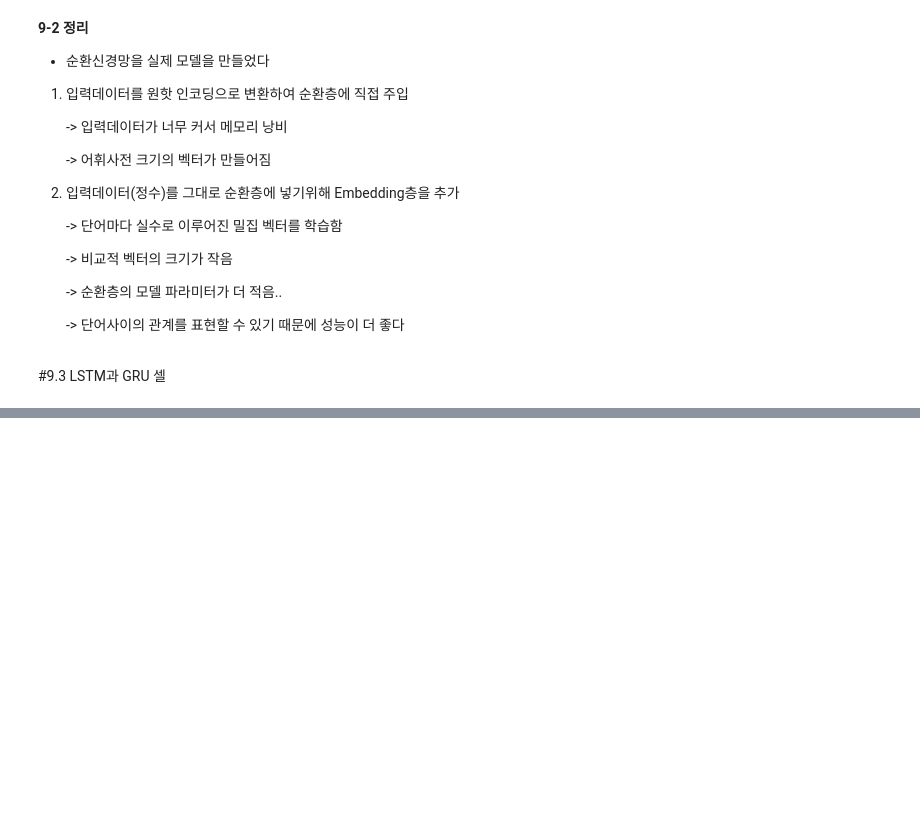
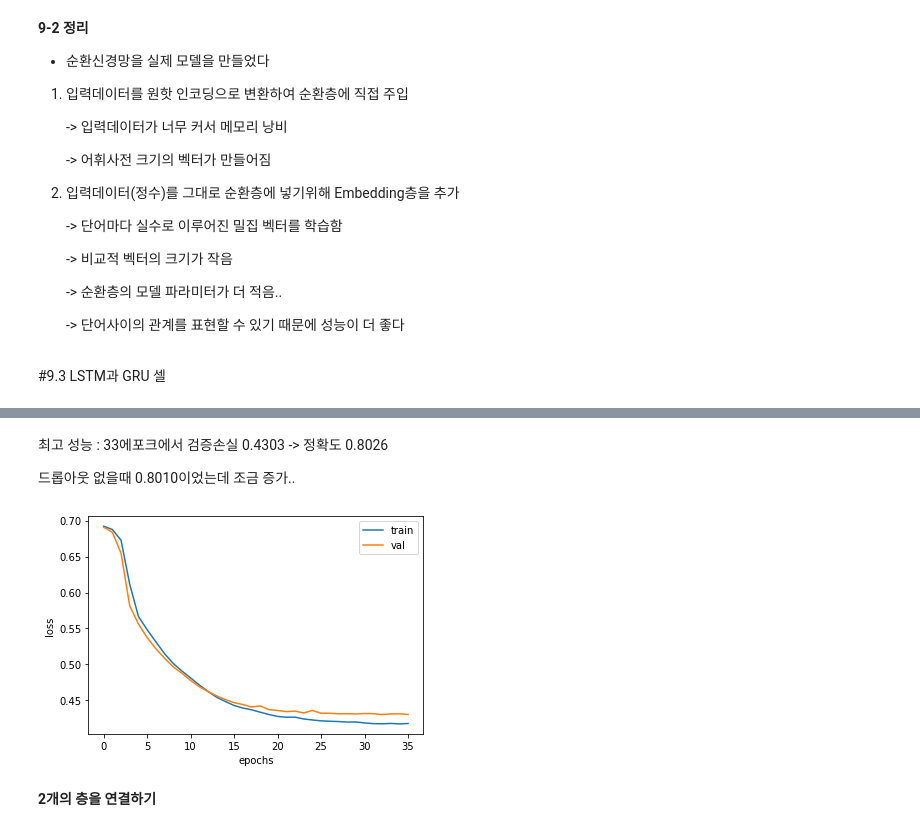
Before and after one commit to dong-tak123/BigAI, a Jupyter notebook: 혼자 공부하는 머신러닝/Chapter9_텍스트를_위한_인공_신경망.ipynb, the cells around one changed output, grey strips where cells are left out. Drawn from its saved outputs; the diff is of its cells as text; code cells hidden in the pictures; blank space fills up the shorter version.

```diff
--- a/혼자 공부하는 머신러닝/Chapter9_텍스트를_위한_인공_신경망.ipynb
+++ b/혼자 공부하는 머신러닝/Chapter9_텍스트를_위한_인공_신경망.ipynb
@@ -396,0 +492,8 @@ plt.show()
+# %%
+#데이터 가져오기..
+
+from tensorflow.keras.datasets import imdb
+from sklearn.model_selection import train_test_split
+
+(train_input, train_target),(test_input, test_target) = imdb.load_data(num_words = 500)
+train_input, val_input, train_target, val_target = train_test_split(train_input, train_target, test_size=0.2, random_state=42)
@@ -396,0 +600,19 @@ plt.show()
+# %%
+#드롭아웃 30퍼..
+
+model2 = keras.Sequential()
+model2.add(keras.layers.Embedding(500,16,input_length = 100))
+model2.add(keras.layers.LSTM(8, dropout = 0.3))
+model2.add(keras.layers.Dense(1, activation='sigmoid'))
+# %%
+#다시 컴파일 및 훈련..
+
+rmsprop = keras.optimizers.RMSprop(learning_rate=0.0001)
+model2.compile(optimizer=rmsprop, loss='binary_crossentropy', metrics=['accuracy'])
+
+#콜백 지정..
+checkpoint_cb = keras.callbacks.ModelCheckpoint('best-dropout-model.h5')
+early_stopping_cb = keras.callbacks.EarlyStopping(patience=3, restore_best_weights=True)
+
+#훈련
+history = model2.fit(train_seq, train_target, epochs = 100, batch_size=64, validation_data=(val_seq, val_target), callbacks=[checkpoint_cb, early_stopping_cb])
@@ -396,0 +637,16 @@ plt.show()
+# %% [markdown]
+최고 성능 : 33에포크에서 검증손실 0.4303 -> 정확도 0.8026
+
+드롭아웃 없을때 0.8010이었는데 조금 증가..
+# %%
+#약간 검증손실 향상..손실그래프..
+plt.plot(history.history['loss'])
+plt.plot(history.history['val_loss'])
+plt.xlabel('epochs')
+plt.ylabel('loss')
+plt.legend(['train', 'val'])
+plt.show()
+# %% [output]
+[figure, added]
+# %% [markdown]
+**2개의 층을 연결하기**
```
Also changed, not shown: parts of 52 cells of this notebook.
